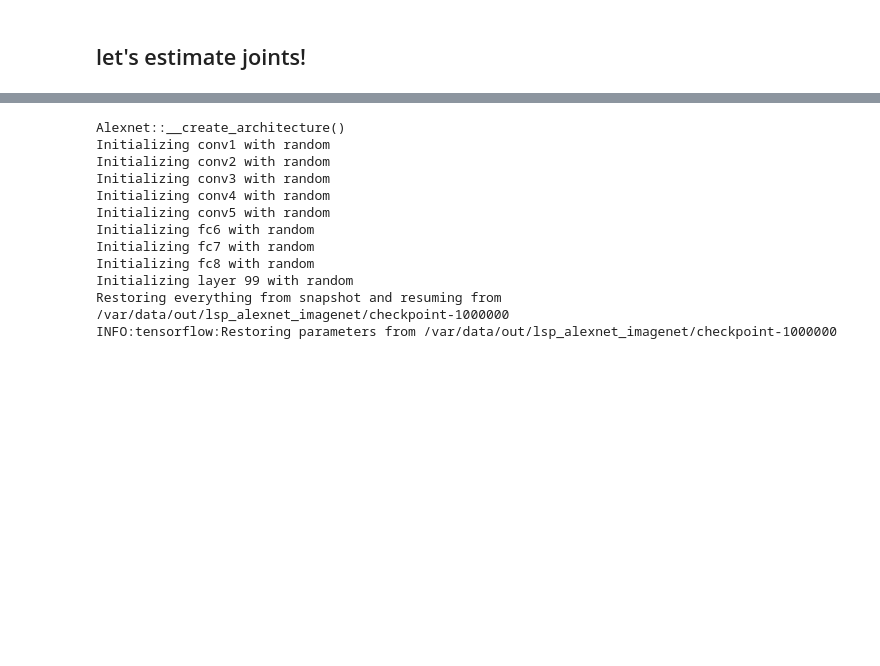
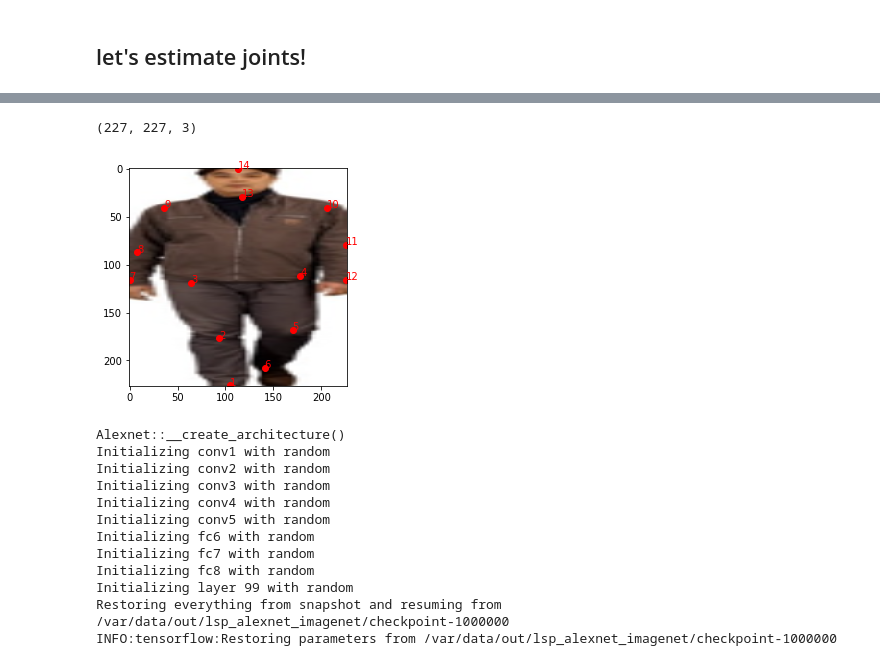
Before and after one commit to ys7yoo/deeppose_tf, a Jupyter notebook: demo.ipynb, the cells around one changed output, grey strips where cells are left out. Cells and saved outputs as stored; diff of their text form; code cells hidden in the pictures; blank space fills up the shorter version.

```diff
--- a/demo.ipynb
+++ b/demo.ipynb
@@ -100,0 +197,36 @@ else:
+# %%
+# reshape
+
+def apply_zoom(image, joints, fx, fy):
+    assert fx is not None and fy is not None
+    # TODO: cubic interpolation?
+    zoomed_image = cv.resize(image, None, fx=fx, fy=fy)
+    zoomed_joints = joints * np.array([fx, fy])
+    zoomed_joints[:, 0] = np.clip(zoomed_joints[:, 0], 0, zoomed_image.shape[1] - 1)
+    zoomed_joints[:, 1] = np.clip(zoomed_joints[:, 1], 0, zoomed_image.shape[0] - 1)
+    return zoomed_image, zoomed_joints.astype(np.int32)
+
+def crop_reshape(image, joints, bbox, im_size=227):
+    joints = np.array(joints)
+    x_min, y_min, w, h = bbox
+    image = image[y_min:y_min + h, x_min:x_min + w]
+    assert y_min == 0
+    assert x_min == 0
+    joints_reshape = joints - np.array([x_min, y_min])
+    assert image.shape[:2] == (h, w)
+
+    fx, fy = im_size / w, im_size / h
+    image_reshape, joints_reshape = apply_zoom(image, joints, fx, fy)
+    bbox_reshape = np.array([0, 0, image_reshape.shape[1], image_reshape.shape[0]], dtype=int)
+    return image_reshape, joints_reshape, bbox_reshape
+
+image_reshape, joints_reshape, bbox_reshape = crop_reshape(image_crop, joints_crop, bbox_crop)
+
+print(image_reshape.shape)
+
+plt.imshow(image_reshape[:,:,::-1])
+plotJoint(joints_reshape)
+plt.show()
+# %% [output]
+(227, 227, 3)
+[figure, added]
```
Also changed, not shown: parts of 6 cells of this notebook.
